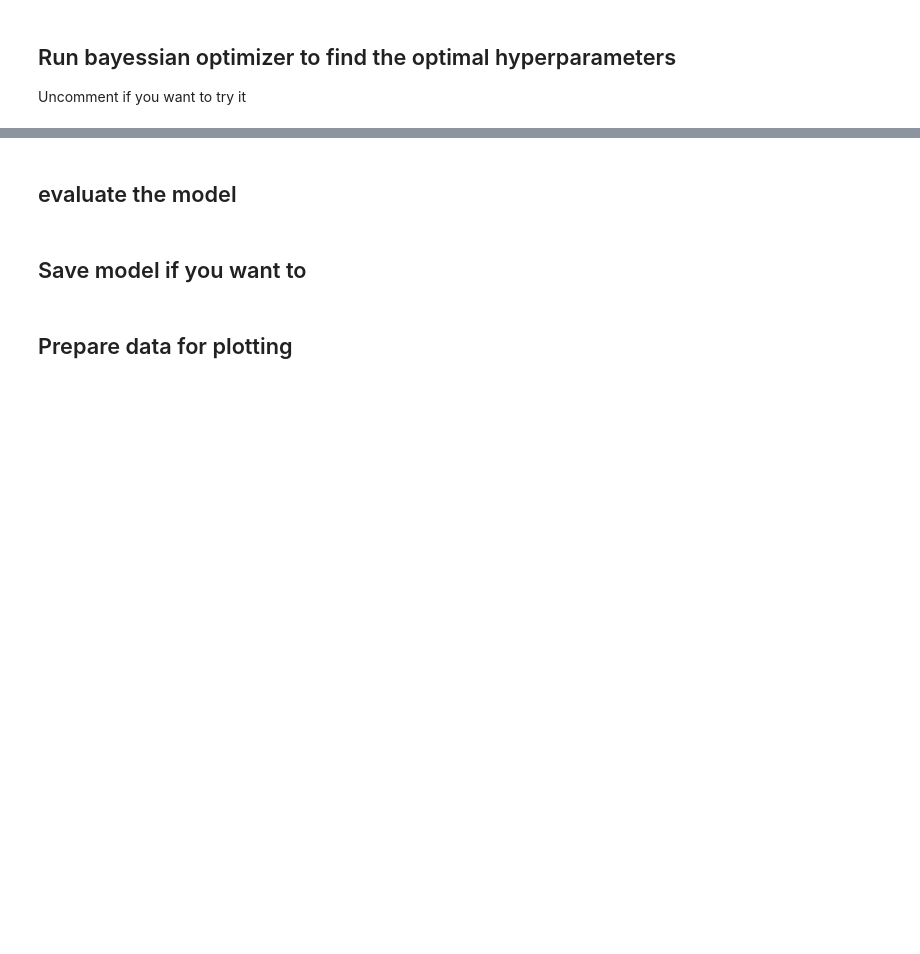
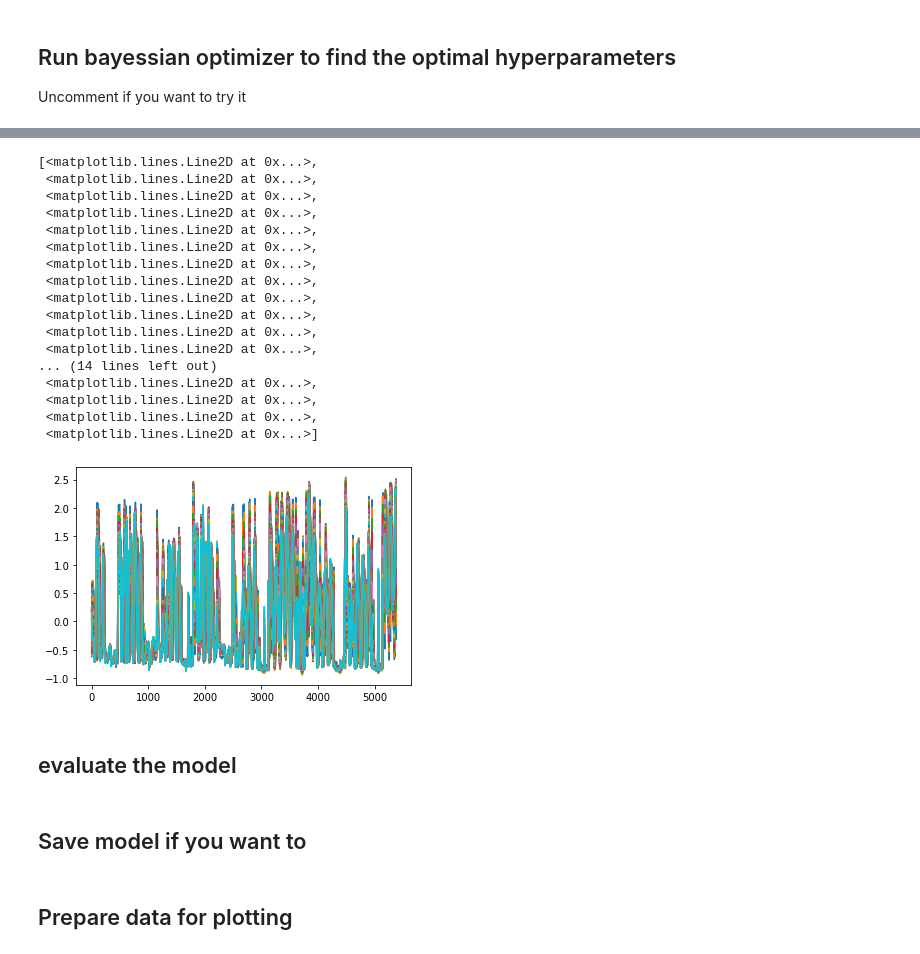
Before and after one commit to Schichael/TCN_Seq2Seq, a Jupyter notebook: notebooks/TCN_TCN_sample_notebook.ipynb, the cells around one changed output, grey strips where cells are left out. Drawn from its saved outputs; the diff is of its cells as text; code cells hidden in the pictures; blank space fills up the shorter version.

```diff
--- a/notebooks/TCN_TCN_sample_notebook.ipynb
+++ b/notebooks/TCN_TCN_sample_notebook.ipynb
@@ -202,0 +192,3 @@ Uncomment if you want to try it
+# %%
+dataset_loaded = DataSet(df)
+dataset_loaded.load_dataset_config(load_path=config_path)
@@ -202,0 +198,2 @@ Uncomment if you want to try it
+# %%
+model = TCN_Seq2Seq()
@@ -203,3 +220,26 @@ Uncomment if you want to try it
+# %%
+y_pred = model.predict(dataset_loaded.X)
+# %%
+plt.plot(y_pred)
+# %% [output]
+[<matplotlib.lines.Line2D at 0x...>,
+ <matplotlib.lines.Line2D at 0x...>,
+ <matplotlib.lines.Line2D at 0x...>,
+ <matplotlib.lines.Line2D at 0x...>,
+ <matplotlib.lines.Line2D at 0x...>,
+ <matplotlib.lines.Line2D at 0x...>,
+ <matplotlib.lines.Line2D at 0x...>,
+ <matplotlib.lines.Line2D at 0x...>,
+ <matplotlib.lines.Line2D at 0x...>,
+ <matplotlib.lines.Line2D at 0x...>,
+ <matplotlib.lines.Line2D at 0x...>,
+ <matplotlib.lines.Line2D at 0x...>,
+... (14 lines left out)
+ <matplotlib.lines.Line2D at 0x...>,
+ <matplotlib.lines.Line2D at 0x...>,
+ <matplotlib.lines.Line2D at 0x...>,
+ <matplotlib.lines.Line2D at 0x...>]
+[figure, added]
 # %%
 
 model.parameter_search(
```
Also changed, not shown: parts of 30 cells of this notebook, 12 other files.
